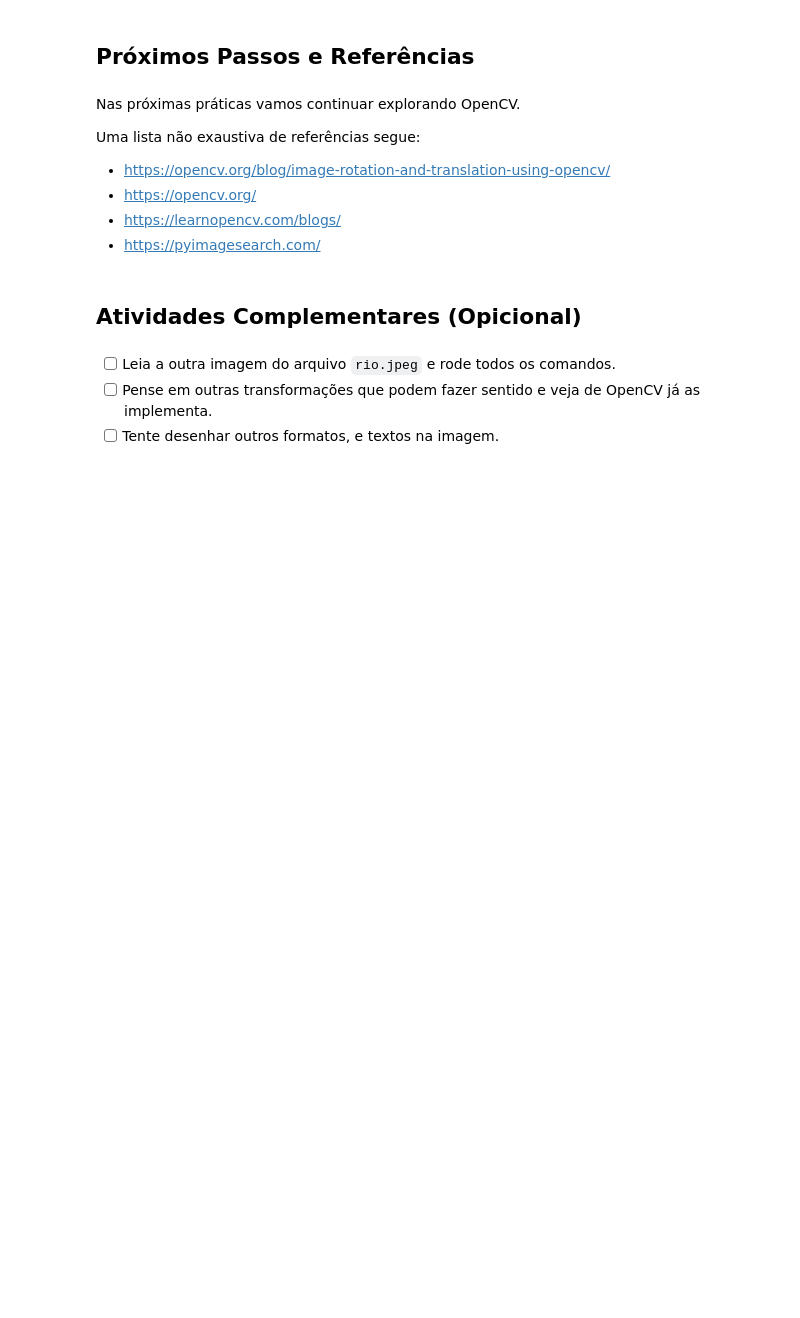
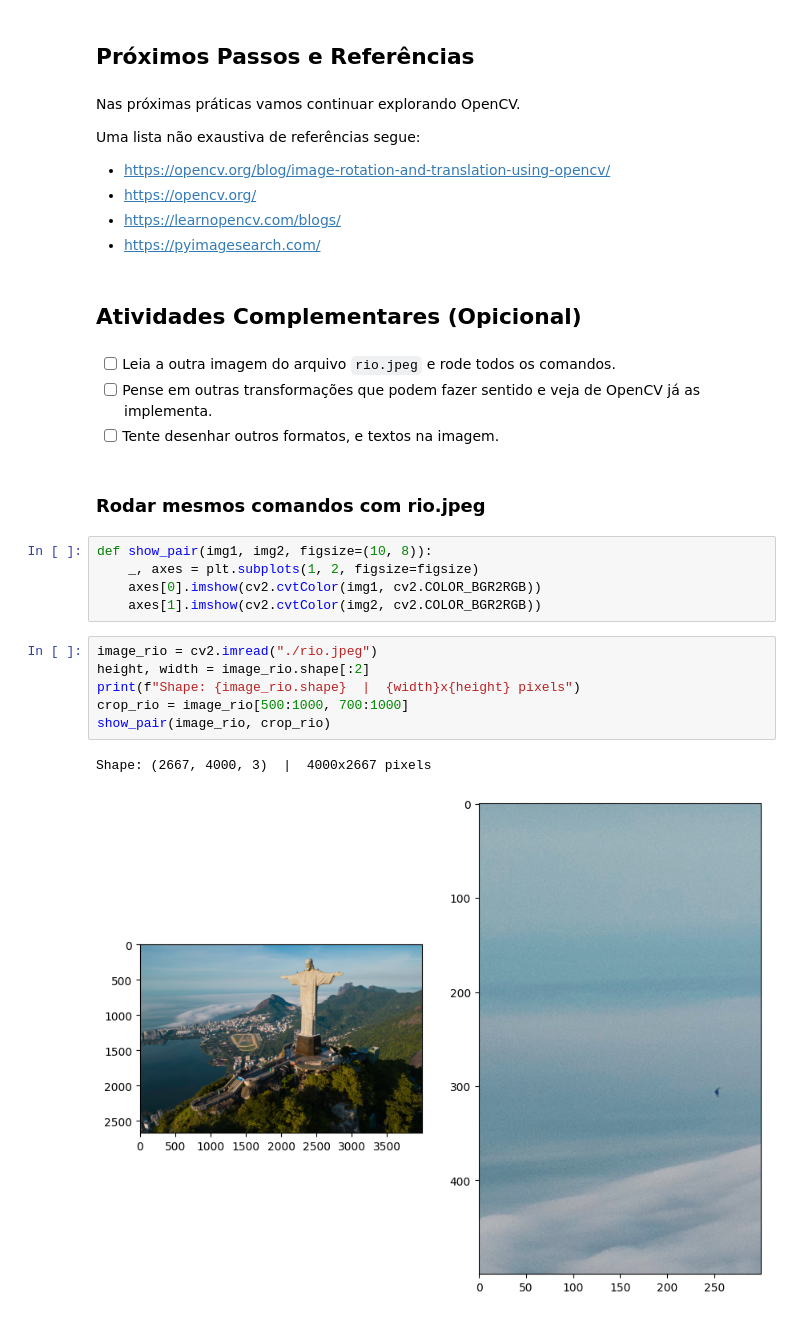
Before and after one commit to joseph-cbp/atividades-visao-computacional, a Jupyter notebook: VC - Mod01/VC_M1A5 - Operações Básicas em Imagens/VC_M1A5 - Operações Básicas em Imagens.ipynb, the cells around one changed output. Drawn from its saved outputs; the diff is of its cells as text; blank space fills up the shorter version.

Commit message:
chore: rodar mesmos comandos utilizando rio.jpeg

```diff
--- a/VC - Mod01/VC_M1A5 - Operações Básicas em Imagens/VC_M1A5 - Operações Básicas em Imagens.ipynb
+++ b/VC - Mod01/VC_M1A5 - Operações Básicas em Imagens/VC_M1A5 - Operações Básicas em Imagens.ipynb
@@ -120,3 +120,19 @@ Uma lista não exaustiva de referências segue:
 - [ ] Leia a outra imagem do arquivo `rio.jpeg` e rode todos os comandos.
 - [ ] Pense em outras transformações que podem fazer sentido e veja de OpenCV já as implementa.
 - [ ] Tente desenhar outros formatos, e textos na imagem.
+# %% [markdown]
+### Rodar mesmos comandos com rio.jpeg
+# %%
+def show_pair(img1, img2, figsize=(10, 8)):
+    _, axes = plt.subplots(1, 2, figsize=figsize)
+    axes[0].imshow(cv2.cvtColor(img1, cv2.COLOR_BGR2RGB))
+    axes[1].imshow(cv2.cvtColor(img2, cv2.COLOR_BGR2RGB))
+# %%
+image_rio = cv2.imread("./rio.jpeg")
+height, width = image_rio.shape[:2]
+print(f"Shape: {image_rio.shape}  |  {width}x{height} pixels")
+crop_rio = image_rio[500:1000, 700:1000]
+show_pair(image_rio, crop_rio)
+# %% [output]
+Shape: (2667, 4000, 3)  |  4000x2667 pixels
+[figure, added]
```
Also changed, not shown: parts of 4 cells of this notebook.
